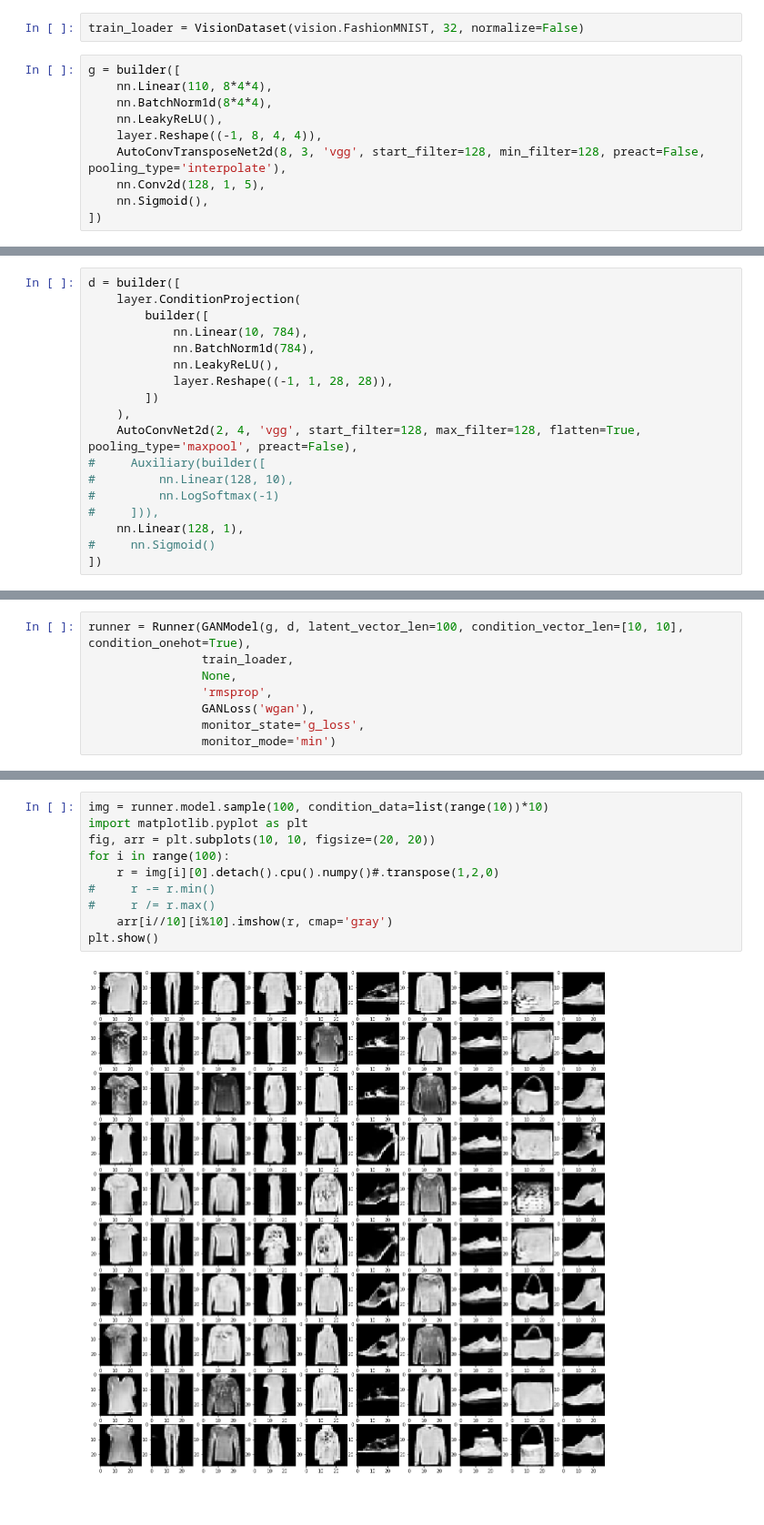
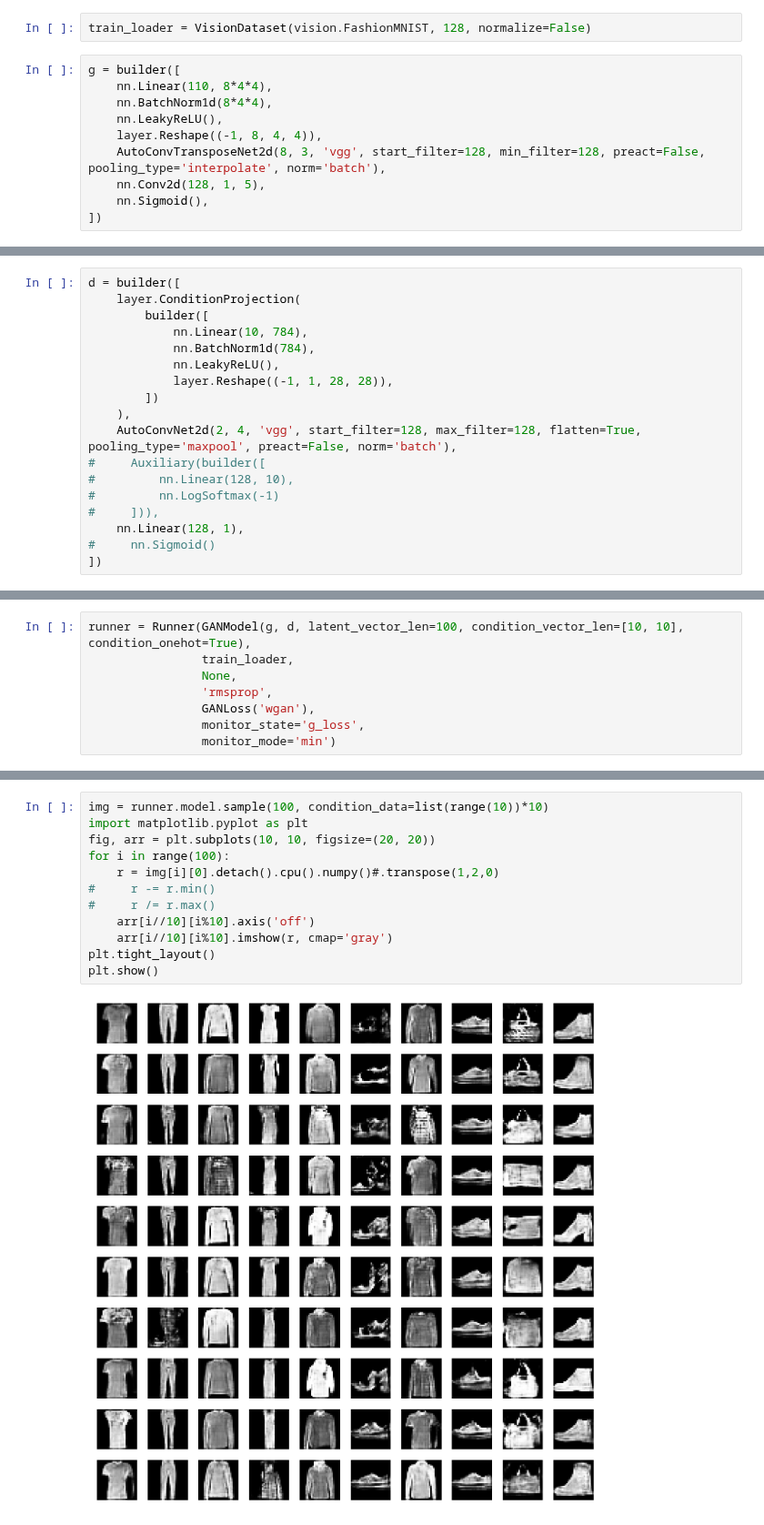
Before and after one commit to CorcovadoMing/Researchlib, a Jupyter notebook: Exp_ACGAN.ipynb, the cells around one changed output, grey strips where cells are left out. Shown at 91% size. Drawn from its saved outputs; the diff is of its cells as text.

```diff
--- a/Exp_ACGAN.ipynb
+++ b/Exp_ACGAN.ipynb
@@ -7,14 +7,14 @@ from researchlib.single_import import *
 Using GPU 0: GeForce RTX 2080 Ti
 Driver: 418.56
 # %%
-train_loader = VisionDataset(vision.FashionMNIST, 32, normalize=False)
+train_loader = VisionDataset(vision.FashionMNIST, 128, normalize=False)
 # %%
 g = builder([
     nn.Linear(110, 8*4*4),
     nn.BatchNorm1d(8*4*4),
     nn.LeakyReLU(),
     layer.Reshape((-1, 8, 4, 4)),
-    AutoConvTransposeNet2d(8, 3, 'vgg', start_filter=128, min_filter=128, preact=False, pooling_type='interpolate'),
+    AutoConvTransposeNet2d(8, 3, 'vgg', start_filter=128, min_filter=128, preact=False, pooling_type='interpolate', norm='batch'),
     nn.Conv2d(128, 1, 5),
     nn.Sigmoid(),
 ])
@@ -32,7 +32,7 @@ d = builder([
             layer.Reshape((-1, 1, 28, 28)),
         ])
     ),
-    AutoConvNet2d(2, 4, 'vgg', start_filter=128, max_filter=128, flatten=True, pooling_type='maxpool', preact=False),
+    AutoConvNet2d(2, 4, 'vgg', start_filter=128, max_filter=128, flatten=True, pooling_type='maxpool', preact=False, norm='batch'),
 #     Auxiliary(builder([
 #         nn.Linear(128, 10),
 #         nn.LogSoftmax(-1)
@@ -73,12 +75,14 @@ runner.fit(4)
 # %%
 img = runner.model.sample(100, condition_data=list(range(10))*10)
 import matplotlib.pyplot as plt
 fig, arr = plt.subplots(10, 10, figsize=(20, 20))
 for i in range(100):
     r = img[i][0].detach().cpu().numpy()#.transpose(1,2,0)
 #     r -= r.min()
 #     r /= r.max()
+    arr[i//10][i%10].axis('off')
     arr[i//10][i%10].imshow(r, cmap='gray')
+plt.tight_layout()
 plt.show()
 # %% [output]
-[figure, old version]
+[figure, new version]
```
Also changed, not shown: parts of 4 cells of this notebook, 7 other files.
